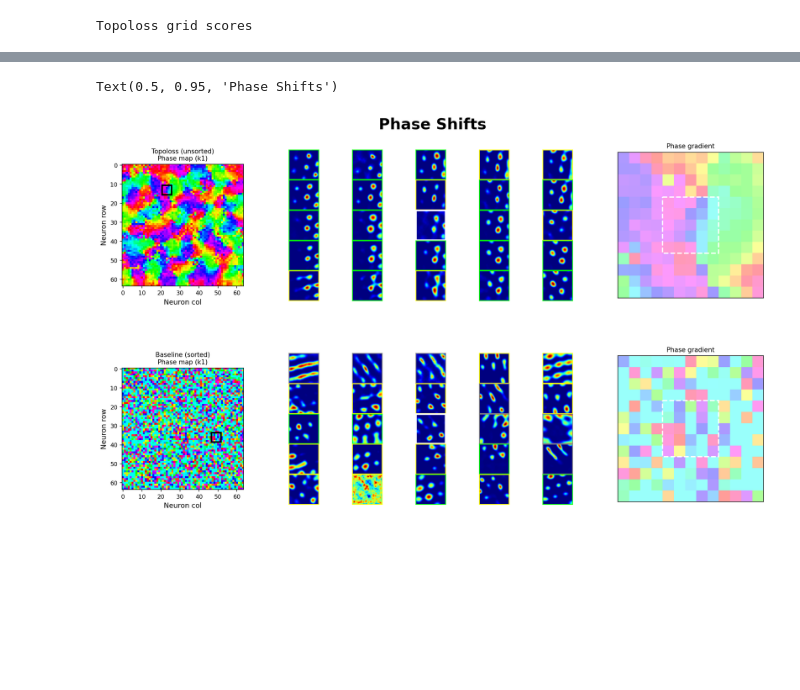
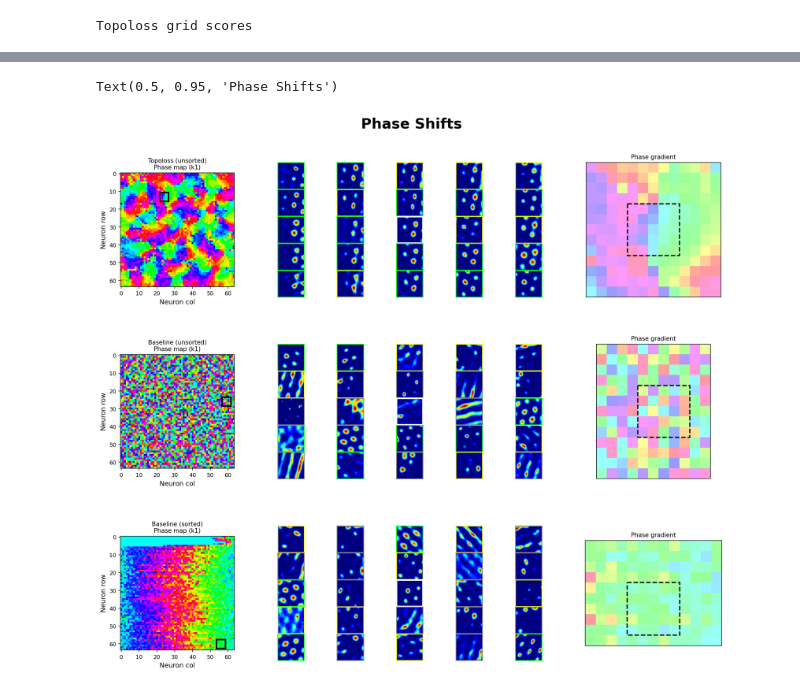
Before and after one commit to murtylab/grid-pattern-formation, a Jupyter notebook: notebooks/phase_analysis.ipynb, the cells around one changed output, grey strips where cells are left out. Drawn from its saved outputs; the diff is of its cells as text; code cells hidden in the pictures; blank space fills up the shorter version.

```diff
--- a/notebooks/phase_analysis.ipynb
+++ b/notebooks/phase_analysis.ipynb
@@ -108,14 +128,15 @@ def radial_profile(jmean, max_r=None):
 A_hex = np.asarray([[2, 1], [0, np.sqrt(3)]]) / 2
 A_hex_inv = np.linalg.inv(A_hex)
 # %%
-fig = plt.figure(figsize=(14, 8))
-gs = gridspec.GridSpec(2, 5, width_ratios=[1, 1, 0.05, 0.3, 1.2], wspace=0.35, hspace=0.35)
+fig = plt.figure(figsize=(14, 12))
+gs = gridspec.GridSpec(3, 5, width_ratios=[1, 1, 0.05, 0.3, 1.2], wspace=0.35, hspace=0.45)
 
 mode_idx = 0 # k1
 
 for row, (label, phases) in enumerate([
-    ("Baseline", baseline_phases),
-    ("Topoloss", topo_phases),
+    ("Topoloss (unsorted)", topo_phases),
+    ("Baseline (unsorted)", baseline_phases_unsorted),
+    ("Baseline (sorted)", baseline_phases_sorted),
 ]):
     phase_sheet = phases[mode_idx].reshape(n, n)
     grad_mag = phase_gradient_magnitude(phases[mode_idx], n)
@@ -212,12 +307,13 @@ import cv2
 
 patch_size = 5
 
-fig = plt.figure(figsize=(18, 10))
-outer_gs = gridspec.GridSpec(2, 3, width_ratios=[0.5, 1.3, 0.6], wspace=0.15, hspace=0.35)
+fig = plt.figure(figsize=(18, 15))
+outer_gs = gridspec.GridSpec(3, 3, width_ratios=[0.5, 1.3, 0.6], wspace=0.15, hspace=0.35)
 
 for row, (model_label, patches, scores, act, phases, color) in enumerate([
     ("Topoloss (unsorted)", topo_patches, topo_score60, topo_act, topo_phases, "C1"),
-    ("Baseline (sorted)", baseline_patches, baseline_score60_sorted, baseline_act_sorted, baseline_phases, "C0"),
+    ("Baseline (unsorted)", baseline_patches_unsorted, baseline_score60, baseline_act, baseline_phases_unsorted, "C0"),
+    ("Baseline (sorted)", baseline_patches_sorted, baseline_score60_sorted, baseline_act_sorted, baseline_phases_sorted, "C2"),
 ]):
     cy, cx = patches[0]
     score_sheet = scores.reshape(n, n)
@@ -243,8 +339,8 @@ for row, (model_label, patches, scores, act, phases, color) in enumerate([
     )
     for di in range(patch_size):
         for dj in range(patch_size):
-            row_idx = (cy - patch_size // 2 + di) % n
-            col_idx = (cx - patch_size // 2 + dj) % n
+            row_idx = cy - patch_size // 2 + di
+            col_idx = cx - patch_size // 2 + dj
             neuron_idx = row_idx * n + col_idx
             ax_rm = fig.add_subplot(rate_gs[di, dj])
             rm = act[neuron_idx]
@@ -253,40 +349,41 @@ for row, (model_label, patches, scores, act, phases, color) in enumerate([
             ax_rm.set_xticks([])
             ax_rm.set_yticks([])
             gs60 = scores[neuron_idx]
             border_color = "lime" if gs60 > 1.0 else ("yellow" if gs60 > 0.5 else "gray")
             for spine in ax_rm.spines.values():
                 spine.set_color(border_color)
                 spine.set_linewidth(1.2)
             if di == patch_size // 2 and dj == patch_size // 2:
                 for spine in ax_rm.spines.values():
                     spine.set_color("white")
                     spine.set_linewidth(2.5)
 
     ax_q = fig.add_subplot(outer_gs[row, 2])
-    phase_sheet_wrap = phases[0].reshape(n, n)
+    phase_sheet_nowrap = phases[0].reshape(n, n)
 
     margin = 4
-    r_start = (cy - patch_size // 2 - margin) % n
-    c_start = (cx - patch_size // 2 - margin) % n
-    region_size = patch_size + 2 * margin
+    r_start = max(0, cy - patch_size // 2 - margin)
+    c_start = max(0, cx - patch_size // 2 - margin)
+    r_end = min(n, cy + patch_size // 2 + margin + 1)
+    c_end = min(n, cx + patch_size // 2 + margin + 1)
 
-    rows = [(r_start + i) % n for i in range(region_size)]
-    cols = [(c_start + j) % n for j in range(region_size)]
-    phase_region = phase_sheet_wrap[np.ix_(rows, cols)]
+    phase_region = phase_sheet_nowrap[r_start:r_end, c_start:c_end]
 
     ax_q.imshow(phase_region, cmap="hsv", vmin=-np.pi, vmax=np.pi, alpha=0.4)
 
-    rect2 = Rectangle((margin - 0.5, margin - 0.5), patch_size, patch_size,
-                       linewidth=2, edgecolor="white", facecolor="none", linestyle="--")
+    rect_row = cy - patch_size // 2 - r_start
+    rect_col = cx - patch_size // 2 - c_start
+    rect2 = Rectangle((rect_col - 0.5, rect_row - 0.5), patch_size, patch_size,
+                       linewidth=2, edgecolor="black", facecolor="none", linestyle="--")
     ax_q.add_patch(rect2)
     ax_q.set_title("Phase gradient", fontsize=10)
     ax_q.set_xticks([])
     ax_q.set_yticks([])
 
 fig.suptitle(
     "Phase Shifts",
     fontsize=24, fontweight="bold", y=0.95,
 )
 # %% [output]
 Text(0.5, 0.95, 'Phase Shifts')
-[figure, old version]
+[figure, new version]
```
Also changed, not shown: parts of 8 cells of this notebook, 3 other files.
